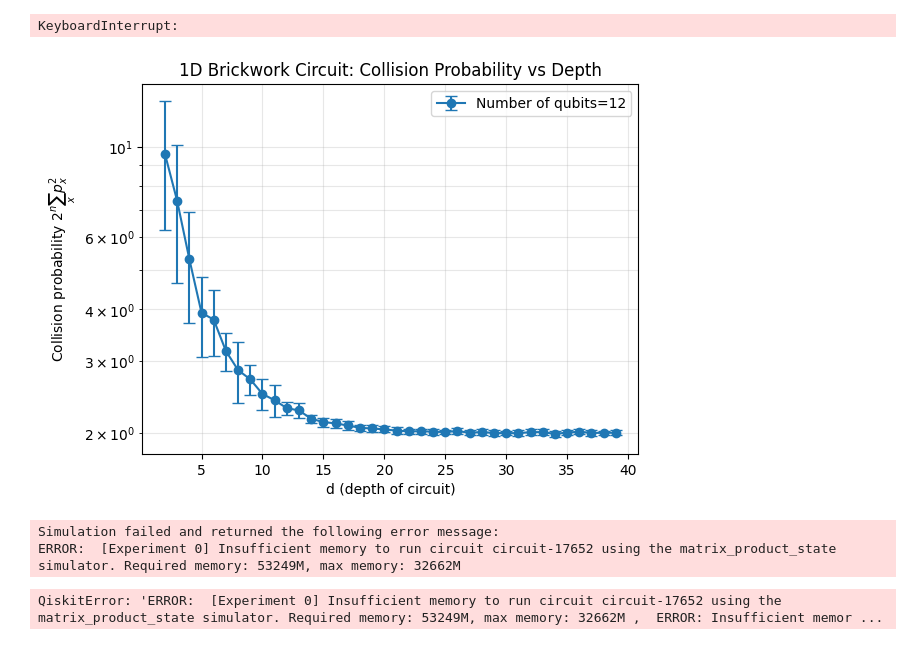
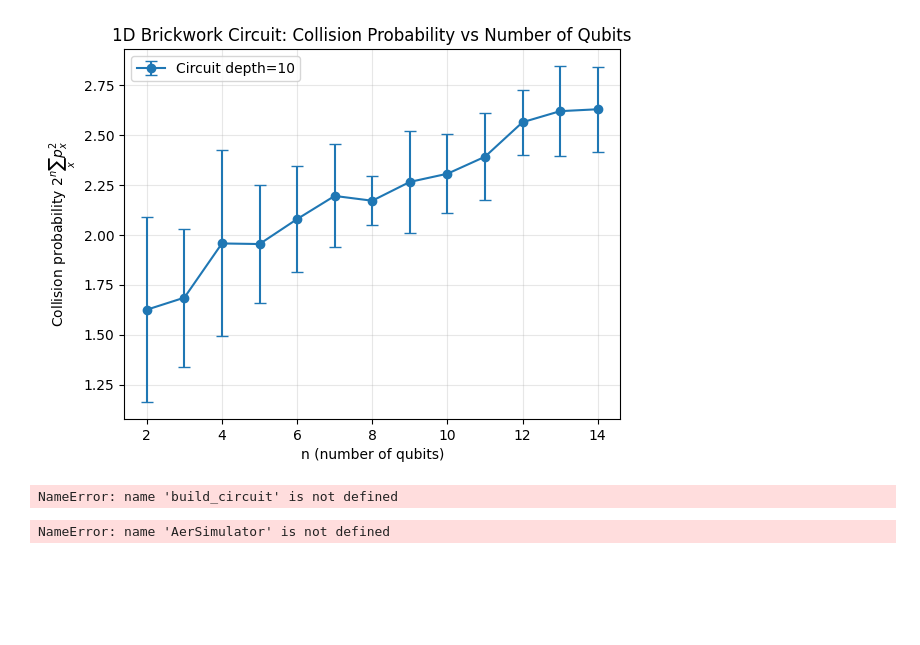
Before and after one commit to vitenk0/research, a Jupyter notebook: 1D _Brickwork.ipynb, the cells around one changed output. Cells and saved outputs as stored; diff of their text form; code cells hidden in the pictures; blank space fills up the shorter version.

```diff
--- a/1D _Brickwork.ipynb
+++ b/1D _Brickwork.ipynb
@@ -20,35 +20,35 @@ def collision_prob(qc):
     probs = psi.probabilities()
     cp = np.sum(probs**2)
 
     return cp
 
 depth = [10]
-num_qubits = list(range(2, 30))
+num_qubits = list(range(2, 15))
 samples_per_n = 20
 
 for d in depth:
     avg_prob = []
     std_prob = []
     for n in num_qubits:
         vals = []
         for _ in range(samples_per_n):
             qc = build_circuit(n, d)
             cp = collision_prob(qc)
             vals.append((2**n) *cp)
 
         avg_prob.append(np.mean(vals))
         std_prob.append(np.std(vals))
 
     plt.errorbar(num_qubits, avg_prob, yerr=std_prob, marker='o', capsize=4, label=f'Circuit depth={d}')
 
 plt.xlabel("n (number of qubits)")
 plt.ylabel(r"Collision probability $ 2^n \sum_x p_x^2$")
 plt.title("1D Brickwork Circuit: Collision Probability vs Number of Qubits")
 plt.grid(True, which='both', alpha=0.3)
 plt.legend()
 plt.show()
 # %% [output]
-KeyboardInterrupt:
+[figure, added]
 # %%
 depth = list(range(1, 40))
 num_qubits = [12]
@@ -77,7 +77,7 @@ plt.grid(True, which='both', alpha=0.3)
 plt.legend()
 plt.show()
 # %% [output]
-[figure, removed]
+NameError: name 'build_circuit' is not defined
 # %%
 def build_circuit(n, d):
     qc = QuantumCircuit(n, n)
@@ -102,7 +102,7 @@ sim = AerSimulator(
 )
 
 depth = [15]
-num_qubits = list(range(2, 30))
+num_qubits = list(range(15, 20))
 shots = 20
 samples_per_n = 10
 
@@ -133,6 +133,4 @@ plt.grid(True, which='both', alpha=0.3)
 plt.legend()
 plt.show()
 # %% [output]
-Simulation failed and returned the following error message:
-ERROR:  [Experiment 0] Insufficient memory to run circuit circuit-17652 using the matrix_product_state simulator. Required memory: 53249M, max memory: 32662M
+NameError: name 'AerSimulator' is not defined
-QiskitError: 'ERROR:  [Experiment 0] Insufficient memory to run circuit circuit-17652 using the matrix_product_state simulator. Required memory: 53249M, max memory: 32662M ,  ERROR: Insufficient memor ...
```
Also changed, not shown: 2 other files.
